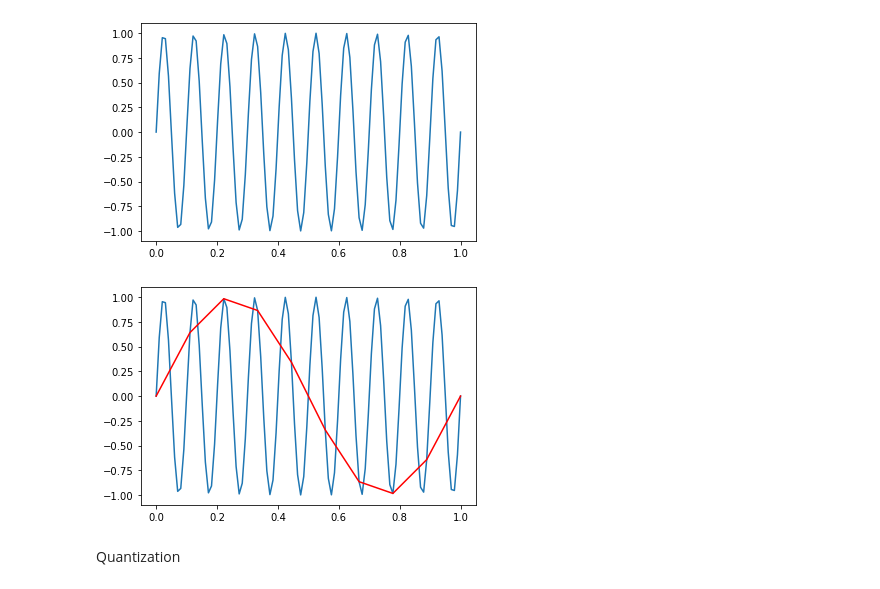
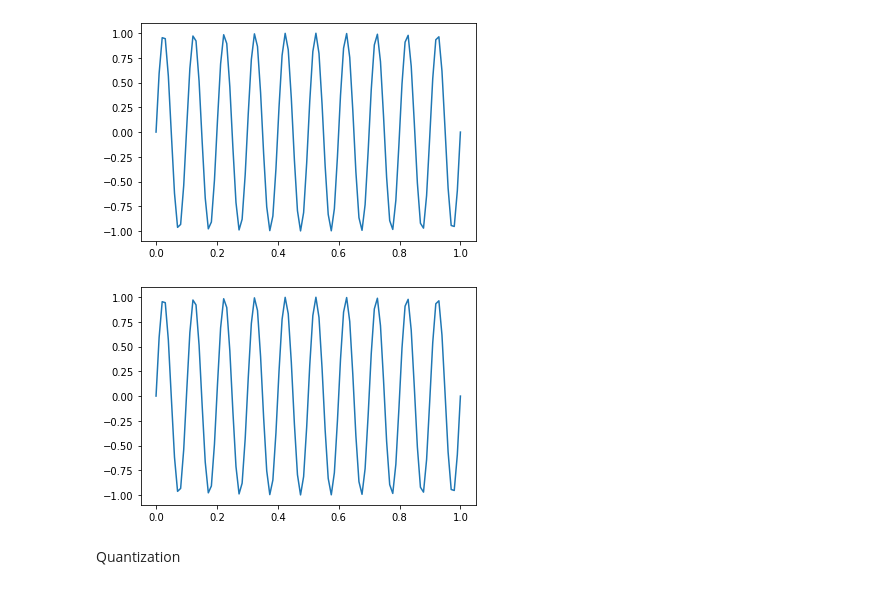
Before and after one commit to BlohmLab/NSCI801-QuantNeuro, a Jupyter notebook: NSCI801_acquisition_filters.ipynb, the cells around one changed output. Saved outputs shown, nothing was run; the diff lists cells and outputs as text; code cells hidden in the pictures.

```diff
--- a/NSCI801_acquisition_filters.ipynb
+++ b/NSCI801_acquisition_filters.ipynb
@@ -33,14 +35,14 @@ plt.show()
 # %%
 time = np.linspace(0, 1, 100)
 time2 = np.linspace(0, 1, 10)
 freq = 10
 amplitude = np.sin(2*np.pi*time*freq)
 amplitude2 = np.sin(2*np.pi*time2*freq)
 plt.plot(time,amplitude)
-plt.plot(time2,amplitude2, color = 'red')
+# plt.plot(time2,amplitude2, color = 'red')
 plt.show()
 # %% [output]
-[figure, old version]
+[figure, new version]
 # %% [markdown]
 Quantization
 # %% [markdown]
```
Also changed, not shown: parts of 21 cells of this notebook.
